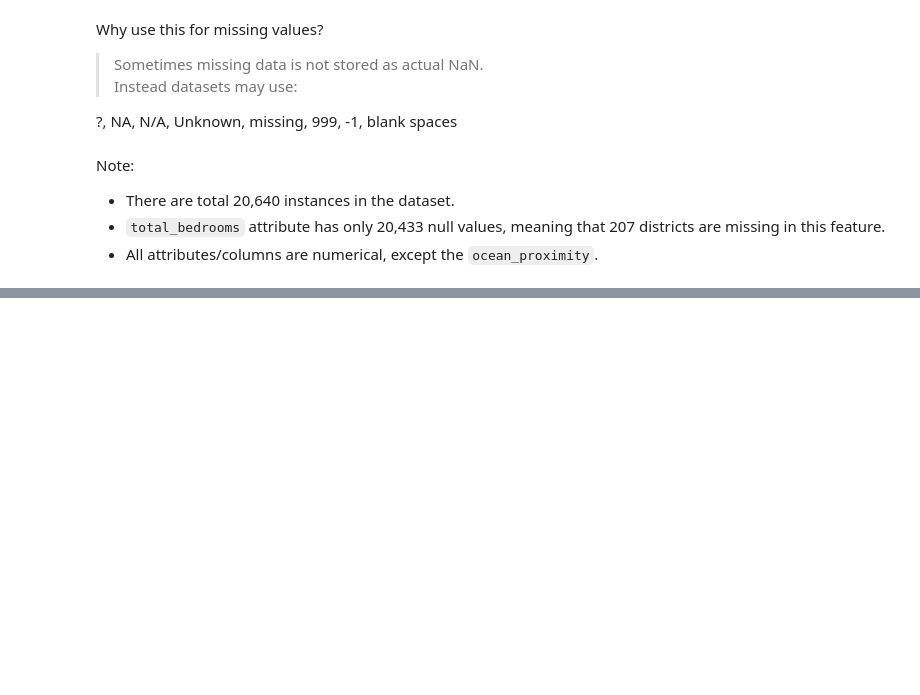
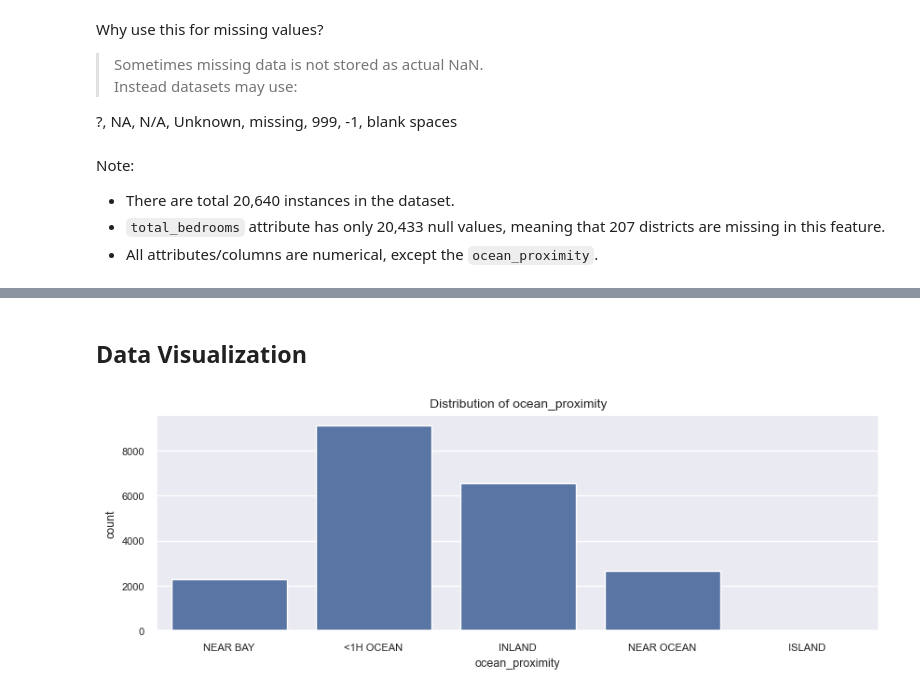
Before and after one commit to ranjansinghds/house-price-prediction-ml-project, a Jupyter notebook: house_price_prediction.ipynb, the cells around one changed output, grey strips where cells are left out. Drawn from its saved outputs; the diff is of its cells as text; code cells hidden in the pictures; blank space fills up the shorter version.

```diff
--- a/house_price_prediction.ipynb
+++ b/house_price_prediction.ipynb
@@ -185,0 +223,10 @@ Note:
+# %% [markdown]
+## Data Visualization
+# %%
+for col in cat_cols:
+    plt.figure(figsize=(10, 3))
+    sns.countplot(x=col, data=df)
+    plt.title(f"Distribution of {col}")
+    plt.show()
+# %% [output]
+[figure, added]
```
Also changed, not shown: parts of 17 cells of this notebook.
